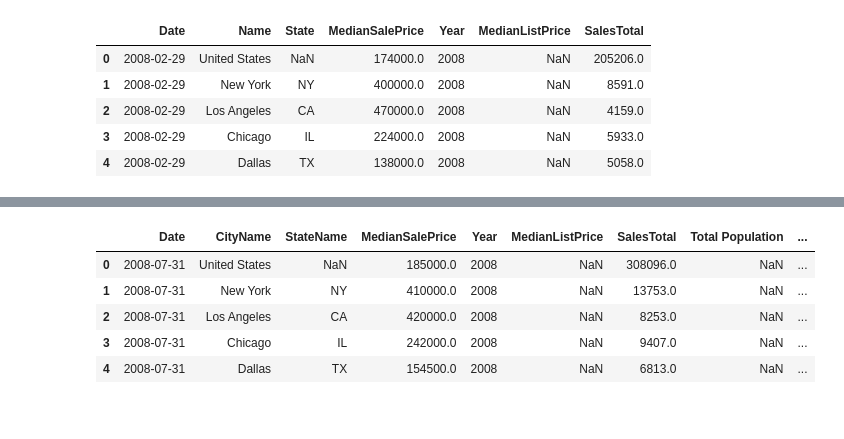
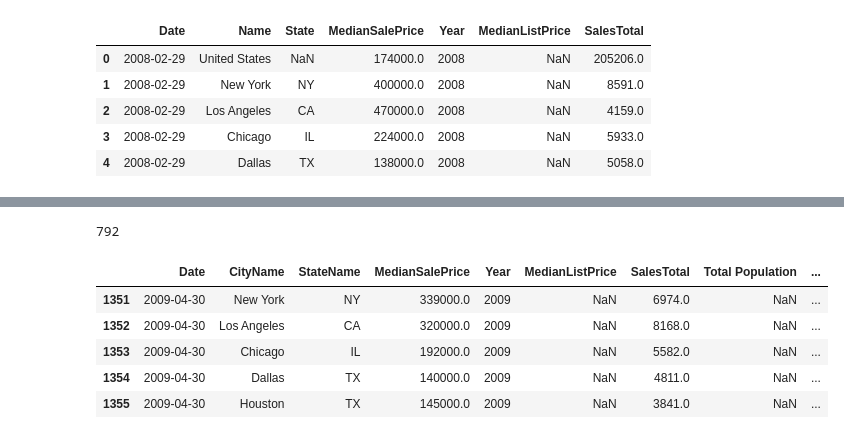
Before and after one commit to Ishicka/The-Seven, a Jupyter notebook: merge_data.ipynb, the cells around one changed output, grey strips where cells are left out. Drawn from its saved outputs; the diff is of its cells as text; code cells hidden in the pictures.

```diff
--- a/merge_data.ipynb
+++ b/merge_data.ipynb
@@ -252,19 +210,29 @@ df = pd.merge(df, df3, on='Date')
 
 # Add
 df['Unemployment Rate'] = (df['Unemployed Labor Force'] / df['Total Labor Force']) * 100 # Calculate the unemployment rate
+# %%
+len(df.dropna())
+# %% [output]
+792
 # %%
 # Apply the calculate_housing_affordability_index function to the df DataFrame
 df['HAI'] = calculate_housing_affordability_index(df['MedianSalePrice'], df['MORTGAGE30US'], df['Median Income'])
+# %%
+# Remove the 'Total Labor Force' and the 'Unemployed Labor Force' columns from df
+df = df.drop(columns=['Total Labor Force', 'Unemployed Labor Force'])
 # %%
 # Rename the 'Name' column to 'CityName'
 df = df.rename(columns={'Name': 'CityName'})
 # Rename the 'State' column to 'StateName'
 df = df.rename(columns={'State': 'StateName'})
+# Drop all rows with nan values in the 'HAI' column
+df = df.dropna(subset=['HAI'])
+
 df.head()
 # %% [output]
 |  | Date | CityName | StateName | MedianSalePrice | Year | MedianListPrice | SalesTotal | Total Population | ... |
-| 0 | 2008-07-31 | United States | NaN | 185000.0 | 2008 | NaN | 308096.0 | NaN | ... |
-| 1 | 2008-07-31 | New York | NY | 410000.0 | 2008 | NaN | 13753.0 | NaN | ... |
-| 2 | 2008-07-31 | Los Angeles | CA | 420000.0 | 2008 | NaN | 8253.0 | NaN | ... |
-| 3 | 2008-07-31 | Chicago | IL | 242000.0 | 2008 | NaN | 9407.0 | NaN | ... |
-| 4 | 2008-07-31 | Dallas | TX | 154500.0 | 2008 | NaN | 6813.0 | NaN | ... |
+| 1351 | 2009-04-30 | New York | NY | 339000.0 | 2009 | NaN | 6974.0 | NaN | ... |
+| 1352 | 2009-04-30 | Los Angeles | CA | 320000.0 | 2009 | NaN | 8168.0 | NaN | ... |
+| 1353 | 2009-04-30 | Chicago | IL | 192000.0 | 2009 | NaN | 5582.0 | NaN | ... |
+| 1354 | 2009-04-30 | Dallas | TX | 140000.0 | 2009 | NaN | 4811.0 | NaN | ... |
+| 1355 | 2009-04-30 | Houston | TX | 145000.0 | 2009 | NaN | 3841.0 | NaN | ... |
```
Also changed, not shown: parts of 14 cells of this notebook, 3 other files.
